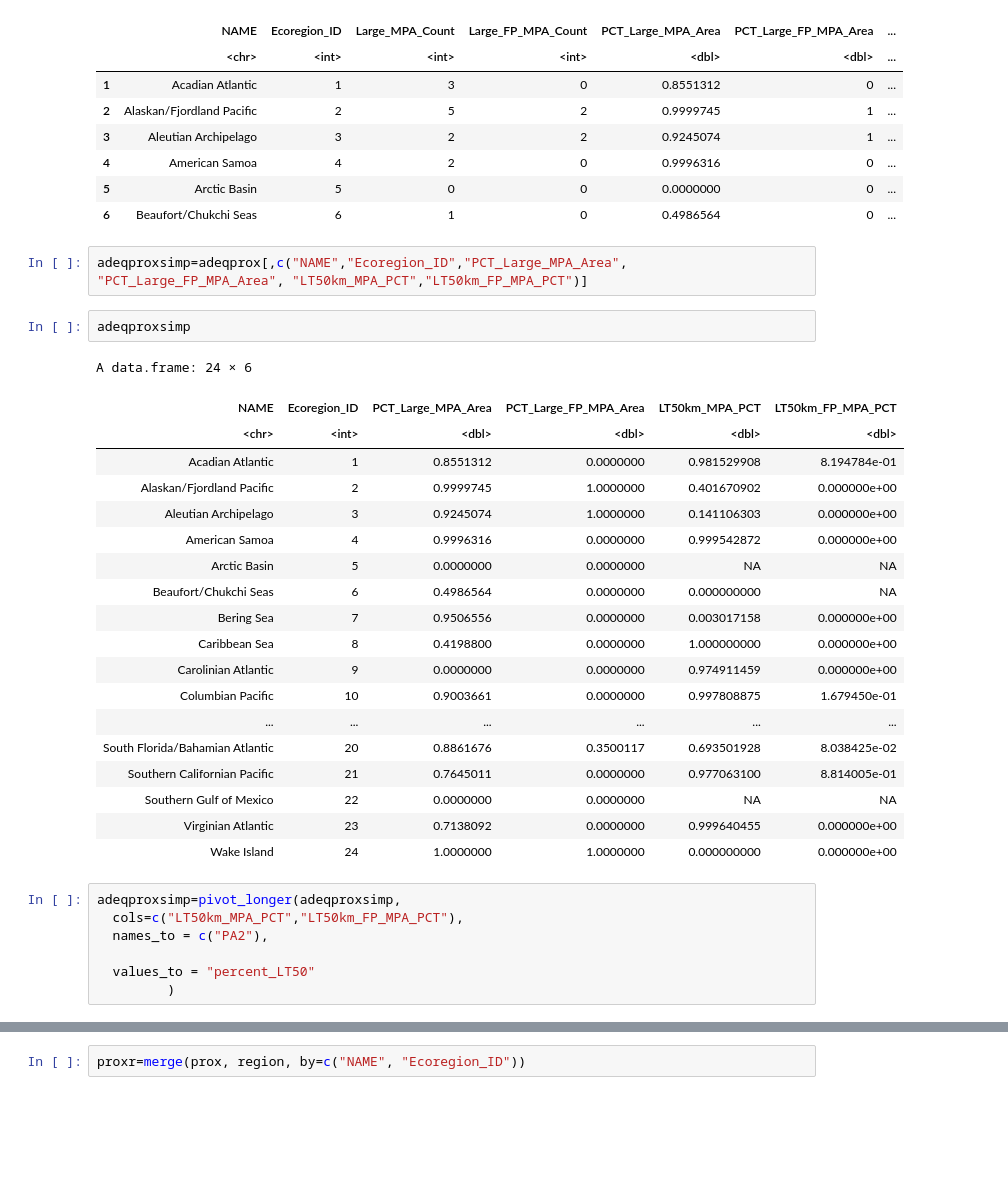
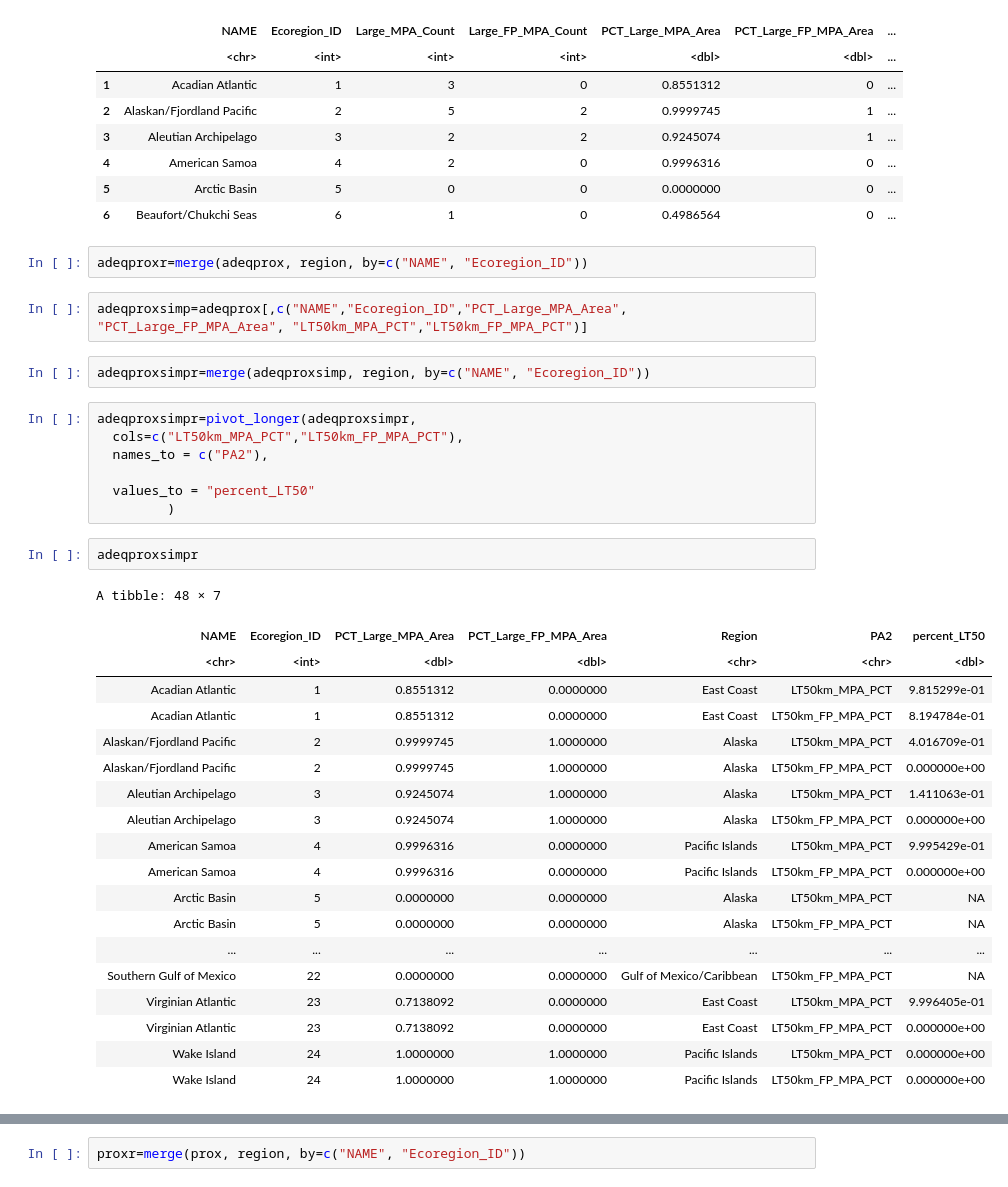
Before and after one commit to sagw/MBD, a Jupyter notebook: Proximity.ipynb, the cells around one changed output, grey strips where cells are left out. Cells and saved outputs as stored; diff of their text form; blank space fills up the shorter version.

```diff
--- a/Proximity.ipynb
+++ b/Proximity.ipynb
@@ -55,35 +55,39 @@ A data.frame: 6 × 16
 | 4 | American Samoa | 4 | 2 | 0 | 0.9996316 | 0 | ... |
 | 5 | Arctic Basin | 5 | 0 | 0 | 0.0000000 | 0 | ... |
 | 6 | Beaufort/Chukchi Seas | 6 | 1 | 0 | 0.4986564 | 0 | ... |
+# %%
+adeqproxr=merge(adeqprox, region, by=c("NAME", "Ecoregion_ID"))
 # %%
 adeqproxsimp=adeqprox[,c("NAME","Ecoregion_ID","PCT_Large_MPA_Area", "PCT_Large_FP_MPA_Area", "LT50km_MPA_PCT","LT50km_FP_MPA_PCT")]
-# %%
-adeqproxsimp
-# %% [output]
-A data.frame: 24 × 6
-| NAME | Ecoregion_ID | PCT_Large_MPA_Area | PCT_Large_FP_MPA_Area | LT50km_MPA_PCT | LT50km_FP_MPA_PCT |
-| <chr> | <int> | <dbl> | <dbl> | <dbl> | <dbl> |
-| Acadian Atlantic | 1 | 0.8551312 | 0.0000000 | 0.981529908 | 8.194784e-01 |
-| Alaskan/Fjordland Pacific | 2 | 0.9999745 | 1.0000000 | 0.401670902 | 0.000000e+00 |
-| Aleutian Archipelago | 3 | 0.9245074 | 1.0000000 | 0.141106303 | 0.000000e+00 |
-| American Samoa | 4 | 0.9996316 | 0.0000000 | 0.999542872 | 0.000000e+00 |
-| Arctic Basin | 5 | 0.0000000 | 0.0000000 | NA | NA |
-| Beaufort/Chukchi Seas | 6 | 0.4986564 | 0.0000000 | 0.000000000 | NA |
-| Bering Sea | 7 | 0.9506556 | 0.0000000 | 0.003017158 | 0.000000e+00 |
-| Caribbean Sea | 8 | 0.4198800 | 0.0000000 | 1.000000000 | 0.000000e+00 |
-| Carolinian Atlantic | 9 | 0.0000000 | 0.0000000 | 0.974911459 | 0.000000e+00 |
-| Columbian Pacific | 10 | 0.9003661 | 0.0000000 | 0.997808875 | 1.679450e-01 |
-| ... | ... | ... | ... | ... | ... |
-| South Florida/Bahamian Atlantic | 20 | 0.8861676 | 0.3500117 | 0.693501928 | 8.038425e-02 |
-| Southern Californian Pacific | 21 | 0.7645011 | 0.0000000 | 0.977063100 | 8.814005e-01 |
-| Southern Gulf of Mexico | 22 | 0.0000000 | 0.0000000 | NA | NA |
-| Virginian Atlantic | 23 | 0.7138092 | 0.0000000 | 0.999640455 | 0.000000e+00 |
-| Wake Island | 24 | 1.0000000 | 1.0000000 | 0.000000000 | 0.000000e+00 |
+# %%
+adeqproxsimpr=merge(adeqproxsimp, region, by=c("NAME", "Ecoregion_ID"))
 # %%
-adeqproxsimp=pivot_longer(adeqproxsimp,
+adeqproxsimpr=pivot_longer(adeqproxsimpr,
   cols=c("LT50km_MPA_PCT","LT50km_FP_MPA_PCT"),
   names_to = c("PA2"),
 
   values_to = "percent_LT50"
          )
+# %%
+adeqproxsimpr
+# %% [output]
+A tibble: 48 × 7
+| NAME | Ecoregion_ID | PCT_Large_MPA_Area | PCT_Large_FP_MPA_Area | Region | PA2 | percent_LT50 |
+| <chr> | <int> | <dbl> | <dbl> | <chr> | <chr> | <dbl> |
+| Acadian Atlantic | 1 | 0.8551312 | 0.0000000 | East Coast | LT50km_MPA_PCT | 9.815299e-01 |
+| Acadian Atlantic | 1 | 0.8551312 | 0.0000000 | East Coast | LT50km_FP_MPA_PCT | 8.194784e-01 |
+| Alaskan/Fjordland Pacific | 2 | 0.9999745 | 1.0000000 | Alaska | LT50km_MPA_PCT | 4.016709e-01 |
+| Alaskan/Fjordland Pacific | 2 | 0.9999745 | 1.0000000 | Alaska | LT50km_FP_MPA_PCT | 0.000000e+00 |
+| Aleutian Archipelago | 3 | 0.9245074 | 1.0000000 | Alaska | LT50km_MPA_PCT | 1.411063e-01 |
+| Aleutian Archipelago | 3 | 0.9245074 | 1.0000000 | Alaska | LT50km_FP_MPA_PCT | 0.000000e+00 |
+| American Samoa | 4 | 0.9996316 | 0.0000000 | Pacific Islands | LT50km_MPA_PCT | 9.995429e-01 |
+| American Samoa | 4 | 0.9996316 | 0.0000000 | Pacific Islands | LT50km_FP_MPA_PCT | 0.000000e+00 |
+| Arctic Basin | 5 | 0.0000000 | 0.0000000 | Alaska | LT50km_MPA_PCT | NA |
+| Arctic Basin | 5 | 0.0000000 | 0.0000000 | Alaska | LT50km_FP_MPA_PCT | NA |
+| ... | ... | ... | ... | ... | ... | ... |
+| Southern Gulf of Mexico | 22 | 0.0000000 | 0.0000000 | Gulf of Mexico/Caribbean | LT50km_FP_MPA_PCT | NA |
+| Virginian Atlantic | 23 | 0.7138092 | 0.0000000 | East Coast | LT50km_MPA_PCT | 9.996405e-01 |
+| Virginian Atlantic | 23 | 0.7138092 | 0.0000000 | East Coast | LT50km_FP_MPA_PCT | 0.000000e+00 |
+| Wake Island | 24 | 1.0000000 | 1.0000000 | Pacific Islands | LT50km_MPA_PCT | 0.000000e+00 |
+| Wake Island | 24 | 1.0000000 | 1.0000000 | Pacific Islands | LT50km_FP_MPA_PCT | 0.000000e+00 |
 # %%
```
Also changed, not shown: parts of 7 cells of this notebook, 6 other files.
